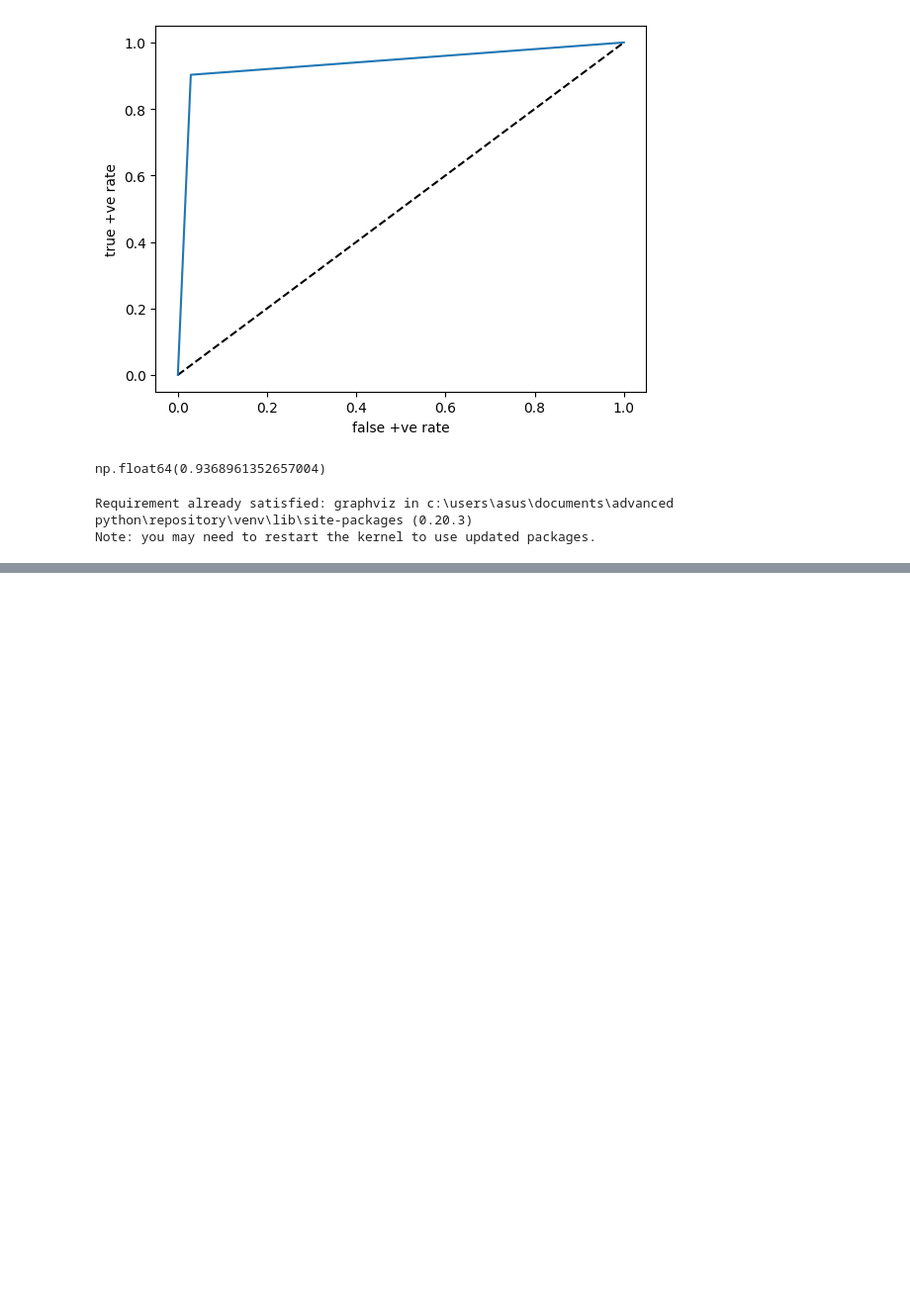
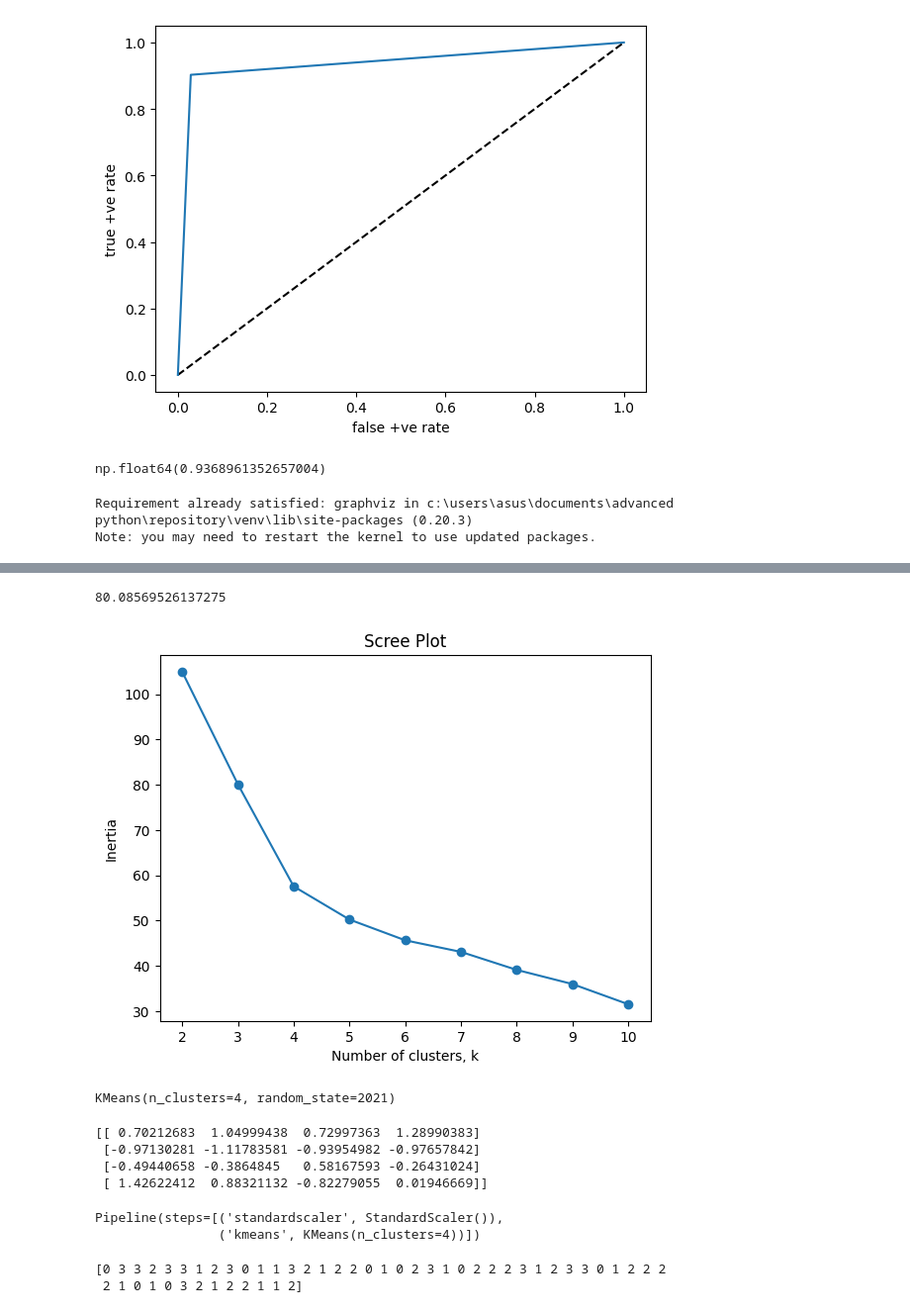
Before and after one commit to rb4050/Advanced-Python-4th-jan, a Jupyter notebook: AI CDAC/3rd_day.ipynb, the cells around one changed output, grey strips where cells are left out. Shown at 99% size. Cells and saved outputs as stored; diff of their text form; code cells hidden in the pictures; blank space fills up the shorter version.

```diff
--- a/AI CDAC/3rd_day.ipynb
+++ b/AI CDAC/3rd_day.ipynb
@@ -231,0 +381,6 @@ Note: you may need to restart the kernel to use updated packages.
+# %%
+# Create a KMeans instance with clusters: model
+model = KMeans(n_clusters=3,random_state=2021)
+# %%
+# Fit model to points
+model.fit(arrestsscaled)
@@ -231,0 +430,15 @@ Note: you may need to restart the kernel to use updated packages.
+# %%
+
+# Variation
+print(model.inertia_)
+# %% [output]
+80.08569526137275
+# %%
+clustNos = [2,3,4,5,6,7,8,9,10]
+Inertia = []
+# %%
+
+for i in clustNos :
+    model = KMeans(n_clusters=i,random_state=2021)
+    model.fit(arrestsscaled)
+    Inertia.append(model.inertia_)
@@ -231,0 +448,9 @@ Note: you may need to restart the kernel to use updated packages.
+# %%
+plt.plot(clustNos, Inertia, '-o')
+plt.title("Scree Plot")
+plt.xlabel('Number of clusters, k')
+plt.ylabel('Inertia')
+plt.xticks(clustNos)
+plt.show()
+# %% [output]
+[figure, added]
@@ -231,0 +460,14 @@ Note: you may need to restart the kernel to use updated packages.
+# %%
+# Fit model to points
+model.fit(arrestsscaled)
+# %% [output]
+KMeans(n_clusters=4, random_state=2021)
+# %%
+
+# Cluster Centroids
+print(model.cluster_centers_)
+# %% [output]
+[[ 0.70212683  1.04999438  0.72997363  1.28990383]
+ [-0.97130281 -1.11783581 -0.93954982 -0.97657842]
+ [-0.49440658 -0.3864845   0.58167593 -0.26431024]
+ [ 1.42622412  0.88321132 -0.82279055  0.01946669]]
@@ -231,0 +492,7 @@ Note: you may need to restart the kernel to use updated packages.
+# %%
+# Fit the pipeline to samples
+arrestsscaled = pipeline.fit_transform(arrests)
+pipeline.fit(arrestsscaled)
+# %% [output]
+Pipeline(steps=[('standardscaler', StandardScaler()),
+                ('kmeans', KMeans(n_clusters=4))])
@@ -231,0 +502,9 @@ Note: you may need to restart the kernel to use updated packages.
+# %%
+# Display ct
+print(labels)
+clusterID = pd.DataFrame({'ClustID':labels},index=arrests.index)
+clusteredData = pd.concat([arrests,clusterID],
+                          axis='columns')
+# %% [output]
+[0 3 3 2 3 3 1 2 3 0 1 1 3 2 1 2 2 0 1 0 2 3 1 0 2 2 2 3 1 2 3 3 0 1 2 2 2
+ 2 1 0 1 0 3 2 1 2 2 1 1 2]
```
Also changed, not shown: parts of 34 cells of this notebook.
